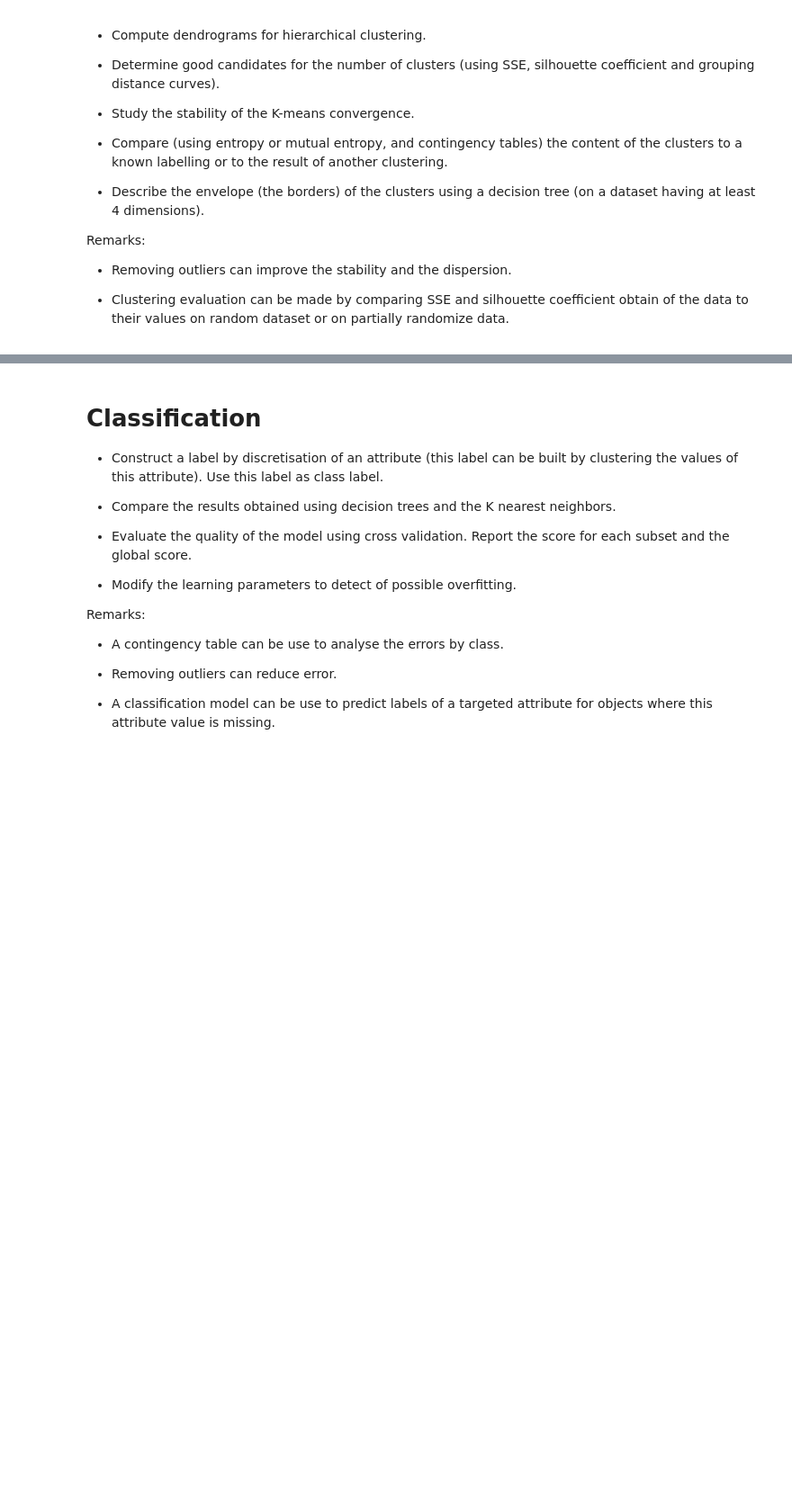
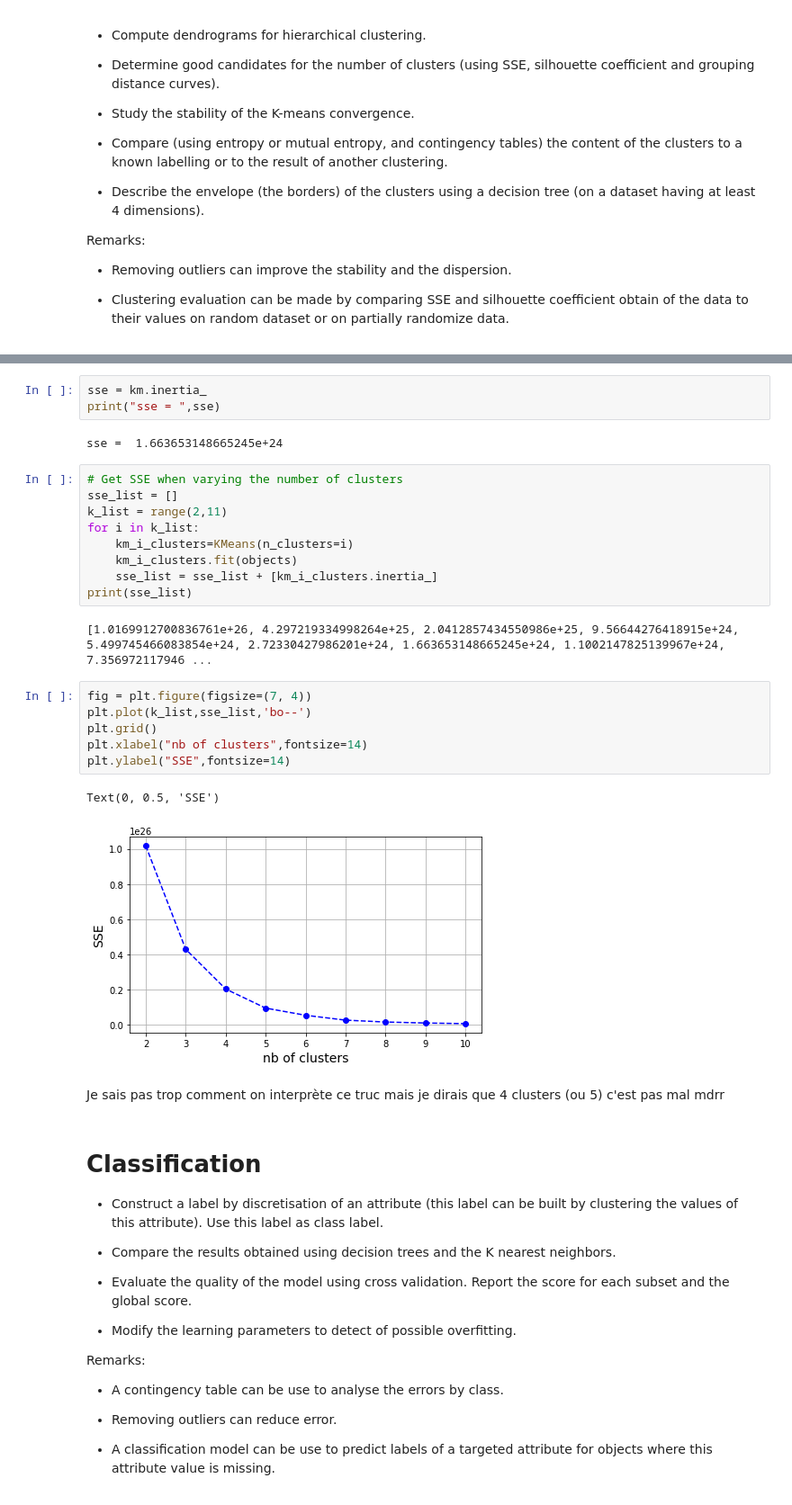
Before and after one commit to DangerousWizardry/ProjetIA, a Jupyter notebook: ProjetIA.ipynb, the cells around one changed output, grey strips where cells are left out. Shown at 90% size. Drawn from its saved outputs; the diff is of its cells as text; blank space fills up the shorter version.

```diff
--- a/ProjetIA.ipynb
+++ b/ProjetIA.ipynb
@@ -108,3 +238,30 @@ Remarks:
+# %%
+sse = km.inertia_
+print("sse = ",sse)
+# %% [output]
+sse =  1.663653148665245e+24
+# %%
+# Get SSE when varying the number of clusters
+sse_list = []
+k_list = range(2,11)
+for i in k_list:
+    km_i_clusters=KMeans(n_clusters=i)
+    km_i_clusters.fit(objects)
+    sse_list = sse_list + [km_i_clusters.inertia_]
+print(sse_list)
+# %% [output]
+[1.0169912700836761e+26, 4.297219334998264e+25, 2.0412857434550986e+25, 9.56644276418915e+24, 5.499745466083854e+24, 2.72330427986201e+24, 1.663653148665245e+24, 1.1002147825139967e+24, 7.356972117946 ...
+# %%
+fig = plt.figure(figsize=(7, 4))
+plt.plot(k_list,sse_list,'bo--')
+plt.grid()
+plt.xlabel("nb of clusters",fontsize=14)
+plt.ylabel("SSE",fontsize=14)
+# %% [output]
+Text(0, 0.5, 'SSE')
+[figure, added]
+# %% [markdown]
+Je sais pas trop comment on interprète ce truc mais je dirais que 4 clusters (ou 5) c'est pas mal mdrr
 # %% [markdown]
 Classification
 ==============
```
Also changed, not shown: parts of 18 cells of this notebook.
